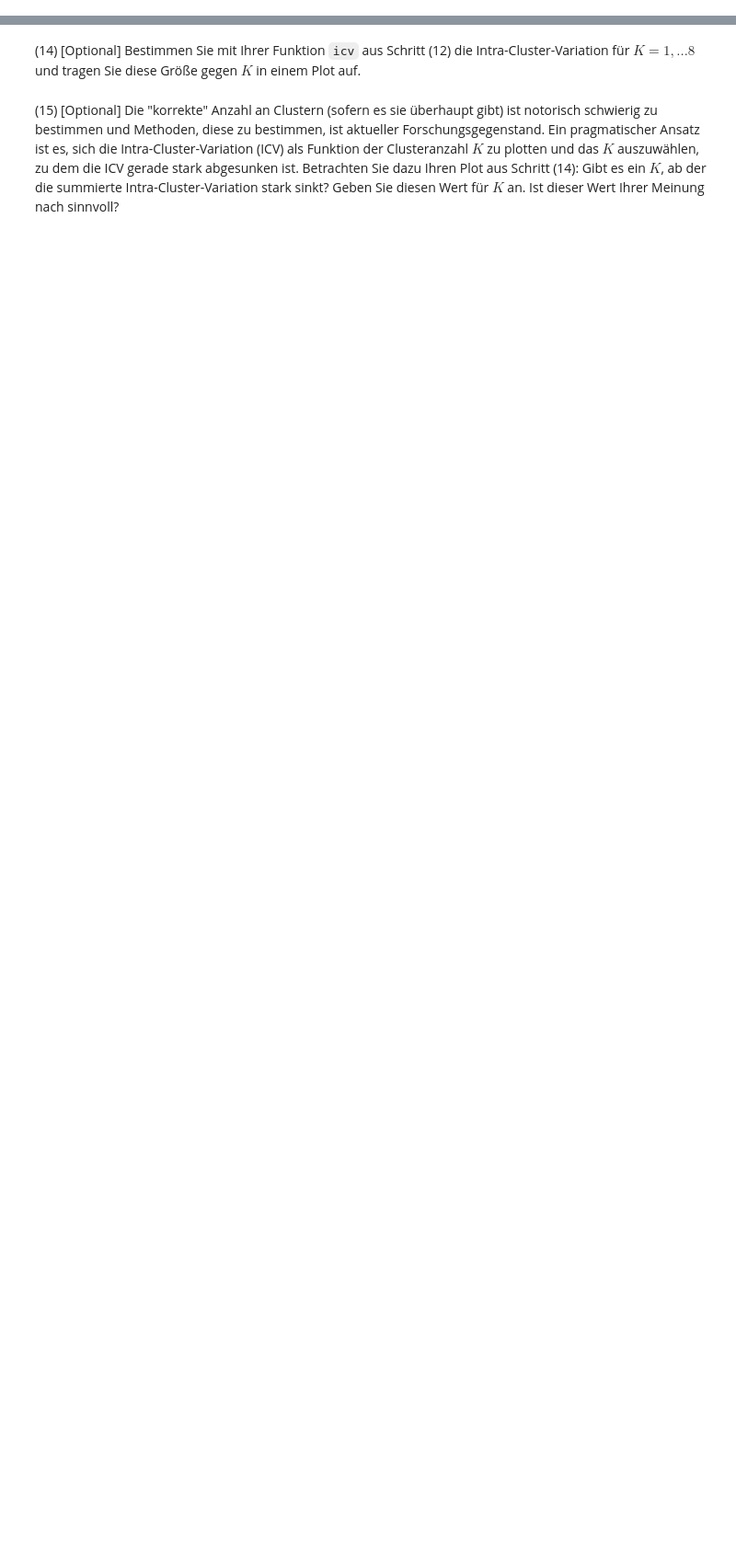
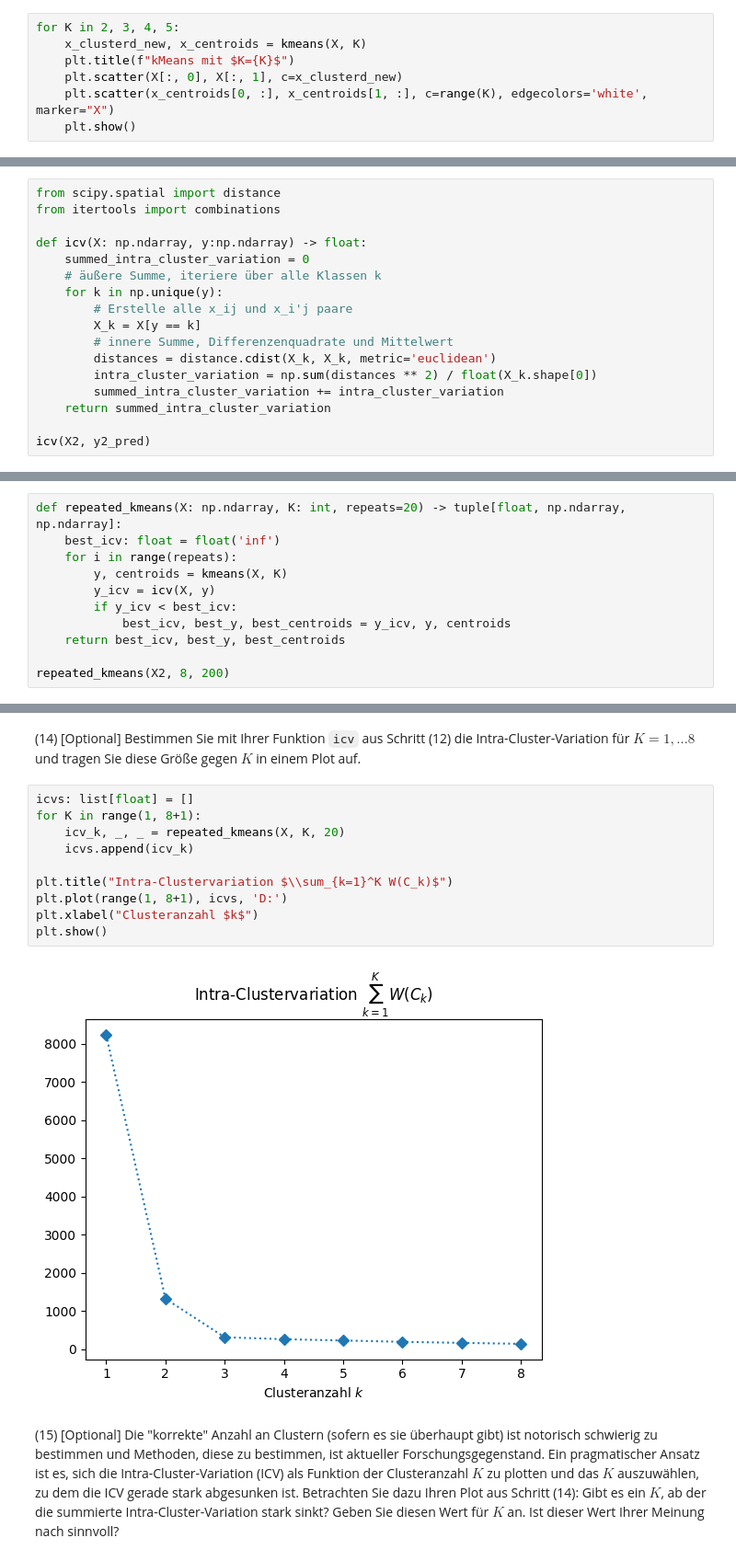
Before and after one commit to cortex359/ds.ss24, a Jupyter notebook: u08/TSRI-8.ipynb, the cells around one changed output, grey strips where cells are left out. Shown at 92% size. Cells and saved outputs as stored; diff of their text form; blank space fills up the shorter version.

```diff
--- a/u08/TSRI-8.ipynb
+++ b/u08/TSRI-8.ipynb
@@ -61,2 +145,9 @@ Sie haben im vorherigen Schritt gesehen, dass Sie mithilfe von K-Means Cluster i
 # %% [markdown]
 (9) Ermitteln Sie Cluster für $K=2, 3, 4, 5$ und visualisieren Sie sie (wie in Schritt 7) in Scatterplots. Was fällt Ihnen auf? (1-3 Sätze)
+# %%
+for K in 2, 3, 4, 5:
+    x_clusterd_new, x_centroids = kmeans(X, K)
+    plt.title(f"kMeans mit $K={K}$")
+    plt.scatter(X[:, 0], X[:, 1], c=x_clusterd_new)
+    plt.scatter(x_centroids[0, :], x_centroids[1, :], c=range(K), edgecolors='white', marker="X")
+    plt.show()
@@ -71,0 +216,17 @@ from sklearn.datasets import make_moons
+# %%
+from scipy.spatial import distance
+from itertools import combinations
+
+def icv(X: np.ndarray, y:np.ndarray) -> float:
+    summed_intra_cluster_variation = 0
+    # äußere Summe, iteriere über alle Klassen k
+    for k in np.unique(y):
+        # Erstelle alle x_ij und x_i'j paare
+        X_k = X[y == k]
+        # innere Summe, Differenzenquadrate und Mittelwert
+        distances = distance.cdist(X_k, X_k, metric='euclidean')
+        intra_cluster_variation = np.sum(distances ** 2) / float(X_k.shape[0])
+        summed_intra_cluster_variation += intra_cluster_variation
+    return summed_intra_cluster_variation
+
+icv(X2, y2_pred)
@@ -72,2 +235,13 @@ from sklearn.datasets import make_moons
 # %% [markdown]
 (13) \[Optional\] Sie wissen aus der Vorlesung, dass K-Means Clustering-Ergebnisse liefern kann, die lokalen Minima in der Intra-Cluster-Variation entsprechen. Das erzielte Clustering hängt von der zufälligen Initialisierung der Clusterzugehörigkeiten in Schritt 1 des Algorithmus ab. Wir wollen nun erreichen, dass Ihre Implementierung von kmeans mehrfache ($n=20$) Clustering-Versuche mit unterschiedlichen zufälligen initialen Clusterzugehörigkeiten unternimmt und das Clustering mit der niedrigsten Intra-Cluster-Variation zurückliefert. Ändern Sie dementsprechend Ihre Funktion ab und implementieren Sie diese Funktionalität.
+# %%
+def repeated_kmeans(X: np.ndarray, K: int, repeats=20) -> tuple[float, np.ndarray, np.ndarray]:
+    best_icv: float = float('inf')
+    for i in range(repeats):
+        y, centroids = kmeans(X, K)
+        y_icv = icv(X, y)
+        if y_icv < best_icv:
+            best_icv, best_y, best_centroids = y_icv, y, centroids
+    return best_icv, best_y, best_centroids
+
+repeated_kmeans(X2, 8, 200)
@@ -74,4 +259,16 @@ from sklearn.datasets import make_moons
 # %% [markdown]
 (14) \[Optional\] Bestimmen Sie mit Ihrer Funktion `icv` aus Schritt (12) die Intra-Cluster-Variation für $K=1, \ldots 8$ und tragen Sie diese Größe gegen $K$ in einem Plot auf.
+# %%
+icvs: list[float] = []
+for K in range(1, 8+1):
+    icv_k, _, _ = repeated_kmeans(X, K, 20)
+    icvs.append(icv_k)
+
+plt.title("Intra-Clustervariation $\\sum_{k=1}^K W(C_k)$")
+plt.plot(range(1, 8+1), icvs, 'D:')
+plt.xlabel("Clusteranzahl $k$")
+plt.show()
+# %% [output]
+[figure, added]
 # %% [markdown]
 (15) \[Optional\] Die "korrekte" Anzahl an Clustern (sofern es sie überhaupt gibt) ist notorisch schwierig zu bestimmen und Methoden, diese zu bestimmen, ist aktueller Forschungsgegenstand. Ein pragmatischer Ansatz ist es, sich die Intra-Cluster-Variation (ICV) als Funktion der Clusteranzahl $K$ zu plotten und das $K$ auszuwählen, zu dem die ICV gerade stark abgesunken ist. Betrachten Sie dazu Ihren Plot aus Schritt (14): Gibt es ein $K$, ab der die summierte Intra-Cluster-Variation stark sinkt? Geben Sie diesen Wert für $K$ an. Ist dieser Wert Ihrer Meinung nach sinnvoll?
```
Also changed, not shown: parts of 30 cells of this notebook, 1 other file.
